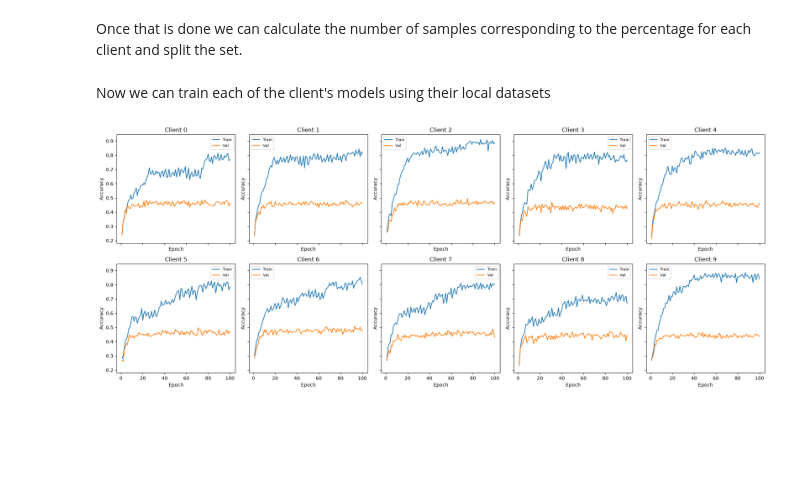
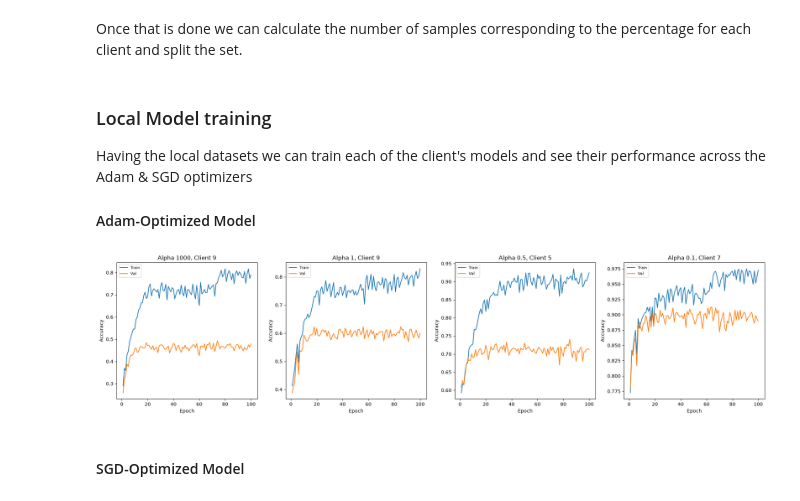
Before and after one commit to lautaorsi/Federated-Learning, a Jupyter notebook: project.ipynb, the cells around one changed output. Saved outputs shown, nothing was run; the diff lists cells and outputs as text; code cells hidden in the pictures; blank space fills up the shorter version.

Commit message:
Progress w/ federated models

```diff
--- a/project.ipynb
+++ b/project.ipynb
@@ -382,13 +391,15 @@ This entails setting up a distribution vector for each of the 10 classes present
 
 $\alpha = 1000,1,0.5, 0.1$
 # %%
+K = 10
+
 tfd = tfp.distributions
 
 alphas = {
-    "1000": [1000.0]*10,
-    "1": [1]*10,
-    "0.5": [0.5]*10,
-    "0.1": [0.1]*10
+    1000: [1000.0]*10,
+    1: [1]*10,
+    0.5: [0.5]*10,
+    0.1: [0.1]*10
 }
 
 alphas_class_distributions = {}
@@ -466,3 +492,7 @@ for client_index in range(10):
 # %% [markdown]
-Now we can train each of the client's models using their local datasets
+### Local Model training
+
+Having the local datasets we can train each of the client's models and see their performance across the Adam & SGD optimizers
+
+#### Adam-Optimized Model
 # %%
@@ -478,22 +528,24 @@ for client_index in range(10):
 # %%
-fig, axes = plt.subplots(2, 5, figsize=(20, 8), sharex=True, sharey=True)
-axes = axes.flatten()
+fig, axes = plt.subplots(1, 4, figsize=(20,5))
 
-for client_index in range(10):
-    train_metrics, val_metrics = clients_Adam_metrics[client_index]
+for i,(alpha, dict) in enumerate(best_performing_clients_Adam.items()):
+    client_index = dict["client_index"]
+    train_metrics, val_metrics = dict["train_metrics"], dict["val_metrics"]
     train_acc = [acc for acc, loss in train_metrics]
     val_acc = [acc for acc, loss in val_metrics]
     epochs_range = range(1, len(train_acc) + 1)
 
-    ax = axes[client_index]
+    ax = axes[i]
     ax.plot(epochs_range, train_acc, label="Train", color="tab:blue")
     ax.plot(epochs_range, val_acc, label="Val", color="tab:orange")
-    ax.set_title(f"Client {client_index}")
+    ax.set_title(f"Alpha {alpha}, Client {client_index}")
     ax.set_xlabel("Epoch")
     ax.set_ylabel("Accuracy")
     ax.legend(fontsize=8)
 
 plt.tight_layout()
 plt.show()
 # %% [output]
-[figure, old version]
+[figure, new version]
+# %% [markdown]
+#### SGD-Optimized Model
```
Also changed, not shown: parts of 14 cells of this notebook.
